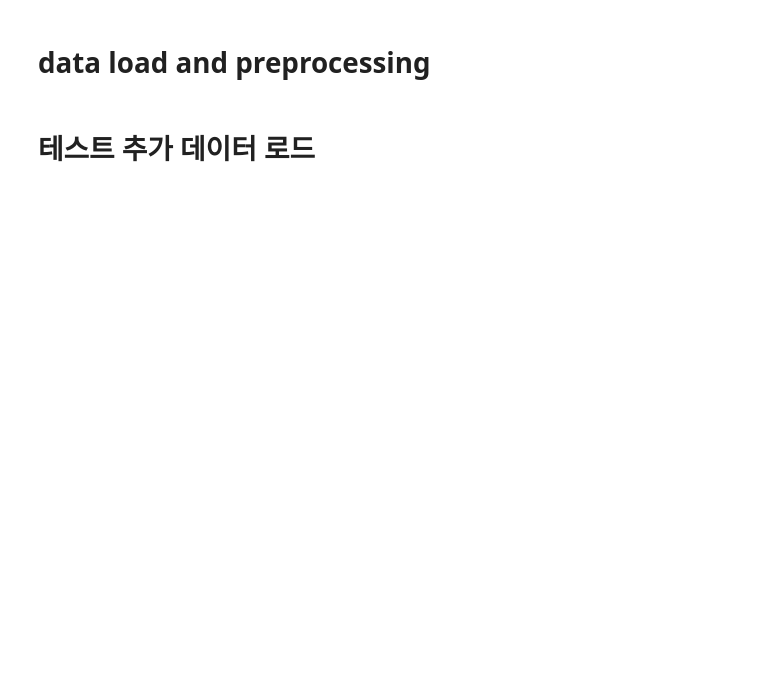
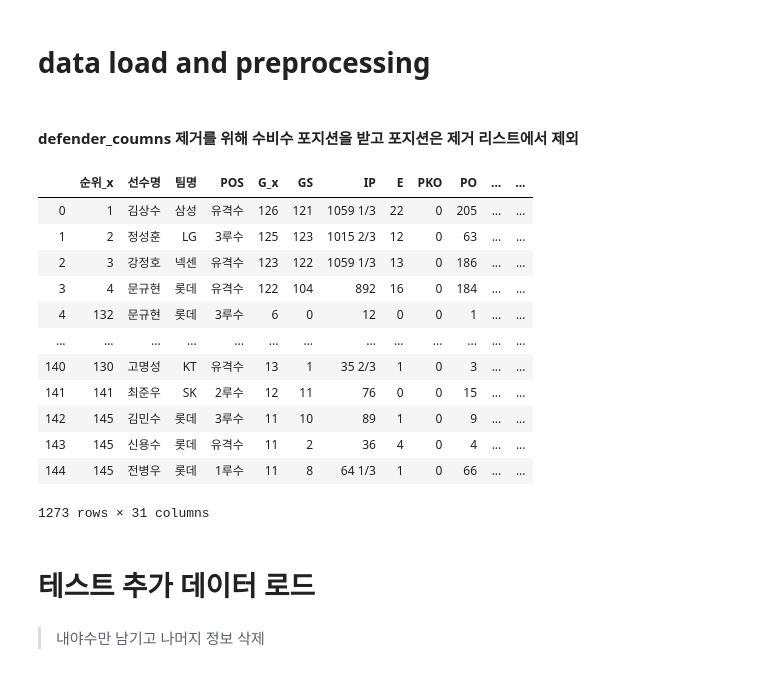
Before and after one commit to whtngus/baseball_infield_position_predict, a Jupyter notebook: 4. New_Data.ipynb, the cells around one changed output. Cells and saved outputs as stored; diff of their text form; code cells hidden in the pictures; blank space fills up the shorter version.

```diff
--- a/4. New_Data.ipynb
+++ b/4. New_Data.ipynb
@@ -48,8 +56,25 @@ def del_noise_column(data, columns):
+# %% [markdown]
+#### defender_coumns 제거를 위해  수비수 포지션을 받고  포지션은 제거 리스트에서 제외
 # %%
 df, defender_coumns = data_load(file_list, defende_path, batter_path)
 del defender_coumns[defender_coumns.index("POS")]
 del defender_coumns[defender_coumns.index("선수명")]
 del defender_coumns[defender_coumns.index("팀명")]
+df
+# %% [output]
+|  | 순위_x | 선수명 | 팀명 | POS | G_x | GS | IP | E | PKO | PO | ... | ... |
+| 0 | 1 | 김상수 | 삼성 | 유격수 | 126 | 121 | 1059 1/3 | 22 | 0 | 205 | ... | ... |
+| 1 | 2 | 정성훈 | LG | 3루수 | 125 | 123 | 1015 2/3 | 12 | 0 | 63 | ... | ... |
+| 2 | 3 | 강정호 | 넥센 | 유격수 | 123 | 122 | 1059 1/3 | 13 | 0 | 186 | ... | ... |
+| 3 | 4 | 문규현 | 롯데 | 유격수 | 122 | 104 | 892 | 16 | 0 | 184 | ... | ... |
+| 4 | 132 | 문규현 | 롯데 | 3루수 | 6 | 0 | 12 | 0 | 0 | 1 | ... | ... |
+| ... | ... | ... | ... | ... | ... | ... | ... | ... | ... | ... | ... | ... |
+| 140 | 130 | 고명성 | KT | 유격수 | 13 | 1 | 35 2/3 | 1 | 0 | 3 | ... | ... |
+| 141 | 141 | 최준우 | SK | 2루수 | 12 | 11 | 76 | 0 | 0 | 15 | ... | ... |
+| 142 | 145 | 김민수 | 롯데 | 3루수 | 11 | 10 | 89 | 1 | 0 | 9 | ... | ... |
+| 143 | 145 | 신용수 | 롯데 | 유격수 | 11 | 2 | 36 | 4 | 0 | 4 | ... | ... |
+| 144 | 145 | 전병우 | 롯데 | 1루수 | 11 | 8 | 64 1/3 | 1 | 0 | 66 | ... | ... |
+1273 rows × 31 columns
 # %%
 df = del_noise_column(df,list(defender_coumns))
 # %%
@@ -76,2 +90,4 @@ game_data_path = "./data/컴투스프로야구_수비/02_08.tsv"
+# %% [markdown]
+> 내야수만 남기고 나머지 정보 삭제
 # %%
 test_data = pd.read_csv(test_path,sep="\t")
```
Also changed, not shown: parts of 10 cells of this notebook, 1 other file.
